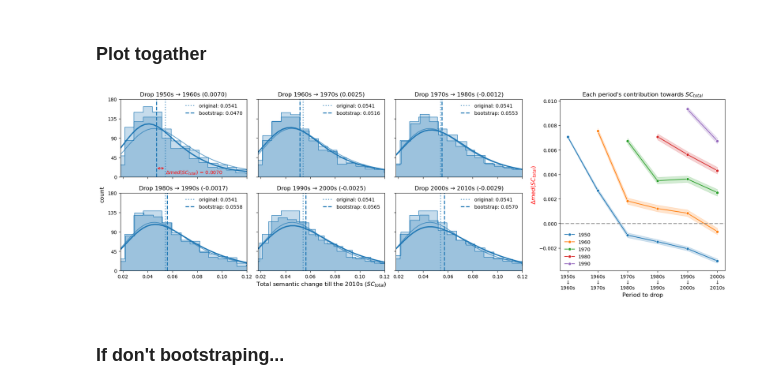
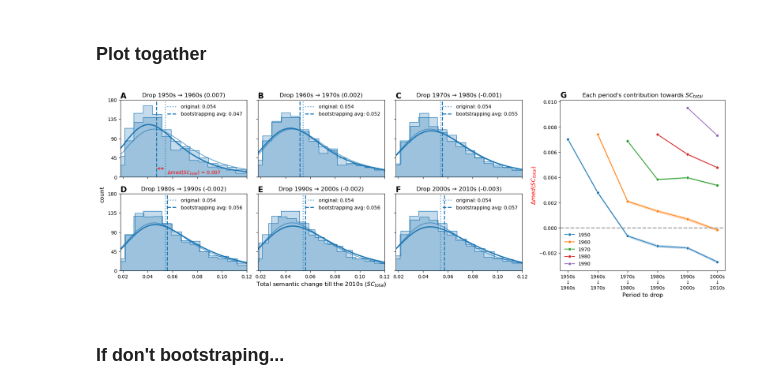
Before and after one commit to netknowledge/diachronic-p2v, a Jupyter notebook: figures/semantic_change/local_semantic_change_k_10.ipynb, the cells around one changed output. Cells and saved outputs as stored; diff of their text form; code cells hidden in the pictures.

```diff
--- a/figures/semantic_change/local_semantic_change_k_10.ipynb
+++ b/figures/semantic_change/local_semantic_change_k_10.ipynb
@@ -268,10 +270,11 @@ with sns.plotting_context("notebook", font_scale=2):
 
         ax.set_title(title_list[i], fontsize=25)
 
-    # g1.set_ylabels(r'Semantic Change $\Delta$')
     g1.set_ylabels('')
     g1.set_xlabels('')
-    g1.figure.supylabel(r'Semantic Change $\Delta$')
+    g1.figure.supylabel(r'Semantic Change ($SC$)')
     g1.figure.supxlabel('Decade')
     g1.figure.subplots_adjust(left=0.08, right=0.9, top=0.9, bottom=0.12, wspace=0.1, hspace=0.2)
+
+plt.show()
 # %% [output]
@@ -917,8 +980,8 @@ import matplotlib.pyplot as plt
 import seaborn as sns
 
 # creat a figure with 2 rows and 4 columns, the first 3 columns for the first plot, the last column for the second plot
-fig = plt.figure(figsize=(18, 6), constrained_layout=True)
-grid = fig.add_gridspec(2, 4, width_ratios=[1, 1, 1, 1.3], hspace=0.01, wspace=0.01)  # more space for the second plot
+fig1 = plt.figure(figsize=(18, 6), constrained_layout=True)
+grid = fig1.add_gridspec(2, 4, width_ratios=[1, 1, 1, 1.3], hspace=0.01, wspace=0.01)  # more space for the second plot
 
 # manully set the y-axis range and ticks
 y_min, y_max = 0, 180
@@ -929,9 +992,10 @@ title_period = ['1950s → 1960s', '1960s → 1970s','1970s → 1980s','1980s
 
 # axes of the first plot
 axes = []
+panel_labels = ['A', 'B', 'C', 'D', 'E', 'F']  # Define panel labels
 for row in range(2):
     for col in range(3):
-        ax = fig.add_subplot(grid[row, col])
+        ax = fig1.add_subplot(grid[row, col])
         ax.set_ylim(y_min, y_max)
         ax.set_yticks(yticks)
         axes.append(ax)
@@ -949,14 +1013,14 @@ for i, data in enumerate(all_period_mean_list):
     # indicate median value in the histogram
     median_original = local_semantic_change_df[local_semantic_change_df.start_idx == start_idx].total_semantic_change_2010s.median()
     median = np.median(data)
-    ax.axvline(median_original, color='#1f77b4', alpha=0.7, linestyle='dotted', lw=2, label=f'original: {median_original:.4f}')
-    ax.axvline(median, color='#1f77b4', linestyle='--', lw=2, label=f'bootstrap: {median:.4f}')
+    ax.axvline(median_original, color='#1f77b4', alpha=0.7, linestyle='dotted', lw=2, label=f'original: {median_original:.3f}')
+    ax.axvline(median, color='#1f77b4', linestyle='--', lw=2, label=f'bootstrapping avg: {median:.3f}')
 
     median_diff = median_original - median
     if median_diff > 0.005:
         ax.annotate('', xy=(median, 20), xytext=(median_original, 20),
-                                arrowprops=dict(arrowstyle="<->", color='red', lw=1))
-        ax.text((median + median_original) / 2 + 0.027, 10, f'$\Delta med(SC_{{total}})$ = {median_diff:.4f}', color='red', ha='center', va='center')
+                    arrowprops=dict(arrowstyle="<->", color='red', lw=1))
+        ax.text((median + median_original) / 2 + 0.027, 10, f'$\Delta med(SC_{{total}})$ = {median_diff:.3f}', color='red', ha='center', va='center')
 
     # adjust axis labels and ticklabels
     ax.set_ylabel('')
@@ -970,36 +1034,42 @@ for i, data in enumerate(all_period_mean_list):
         ax.set_yticklabels([])
 
     ax.set_xlim(0.018, 0.12)
-    ax.set_title(f'Drop {title_period[i]} ({median_diff:.4f})')
+    ax.set_title(f'Drop {title_period[i]} ({median_diff:.3f})')
     ax.legend(frameon=False)
 
+    # Add panel label in the top-left corner of each subplot
+    ax.text(-0.0, 1.1, panel_labels[i], transform=ax.transAxes, fontsize=16, fontweight='bold', va='top', ha='left')
+
 # create a super title for the first plot
-fig.supylabel('count')
+fig1.supylabel('count')
 
 # the second plot: plot line chart
-ax2 = fig.add_subplot(grid[:, 3])  # the second plot taks the whole last column
+ax2 = fig1.add_subplot(grid[:, 3])  # the second plot taks the whole last column
 
 plot_data = pd.DataFrame(columns=['Decade', 'Value', 'founded decade'])
 for decade in ['1960s', '1970s', '1980s', '1990s', '2000s', '2010s']:
     for idx, founded_decade in enumerate(all_age_group_result_df['founded decade']):
         if all_age_group_result_df[decade][idx] is not None:
             temp_df = pd.DataFrame({
                 'Decade': [decade] * len(all_age_group_result_df[decade][idx]),
                 'Value': all_age_group_result_df[decade][idx].flatten(),
                 'founded decade': [founded_decade] * len(all_age_group_result_df[decade][idx])
             })
             plot_data = pd.concat([plot_data, temp_df], ignore_index=True)
 
 sns.lineplot(data=plot_data, x='Decade', y='Value', hue='founded decade', errorbar='ci', marker='o', ax=ax2)
 ax2.axhline(0, color='grey', alpha=0.75, linestyle='--', lw=2)
 
 ax2.set_title('Each period\'s contribution towards $SC_{total}$')
 ax2.set_xlabel('Period to drop', fontsize='larger')
 ax2.set_xticklabels(xticks_v)
 ax2.set_ylabel('$\Delta med(SC_{total})$', color='red', fontsize='larger')
 ax2.legend(frameon=False, loc='lower left')
 
+# Add panel label for the second plot
+ax2.text(-0.0, 1.05, 'G', transform=ax2.transAxes, fontsize=16, fontweight='bold', va='top', ha='left')
+
 plt.show()
 # %% [output]
-[figure, old version]
+[figure, new version]
 # %%
```
Also changed, not shown: parts of 16 cells of this notebook, 6 other files.
